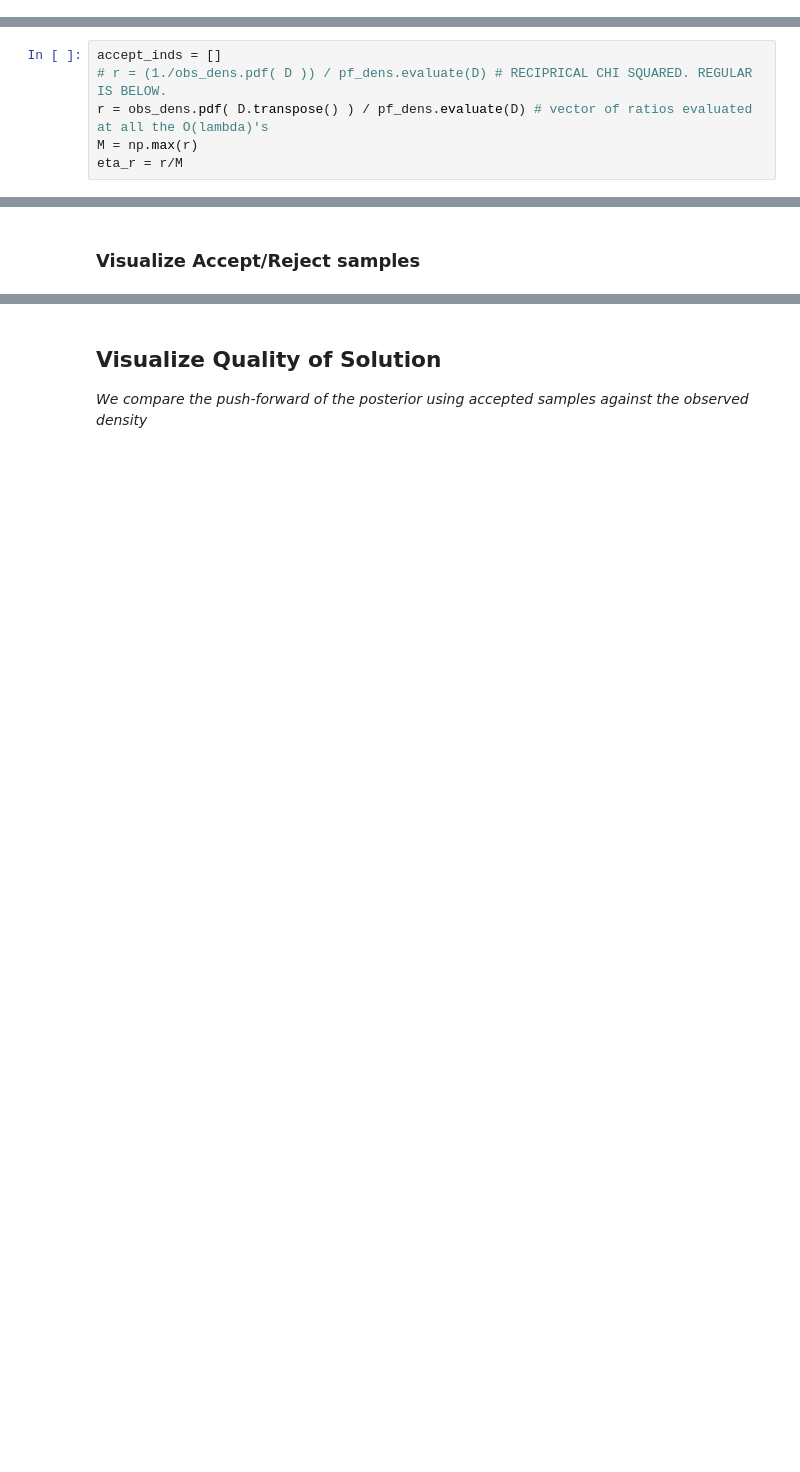
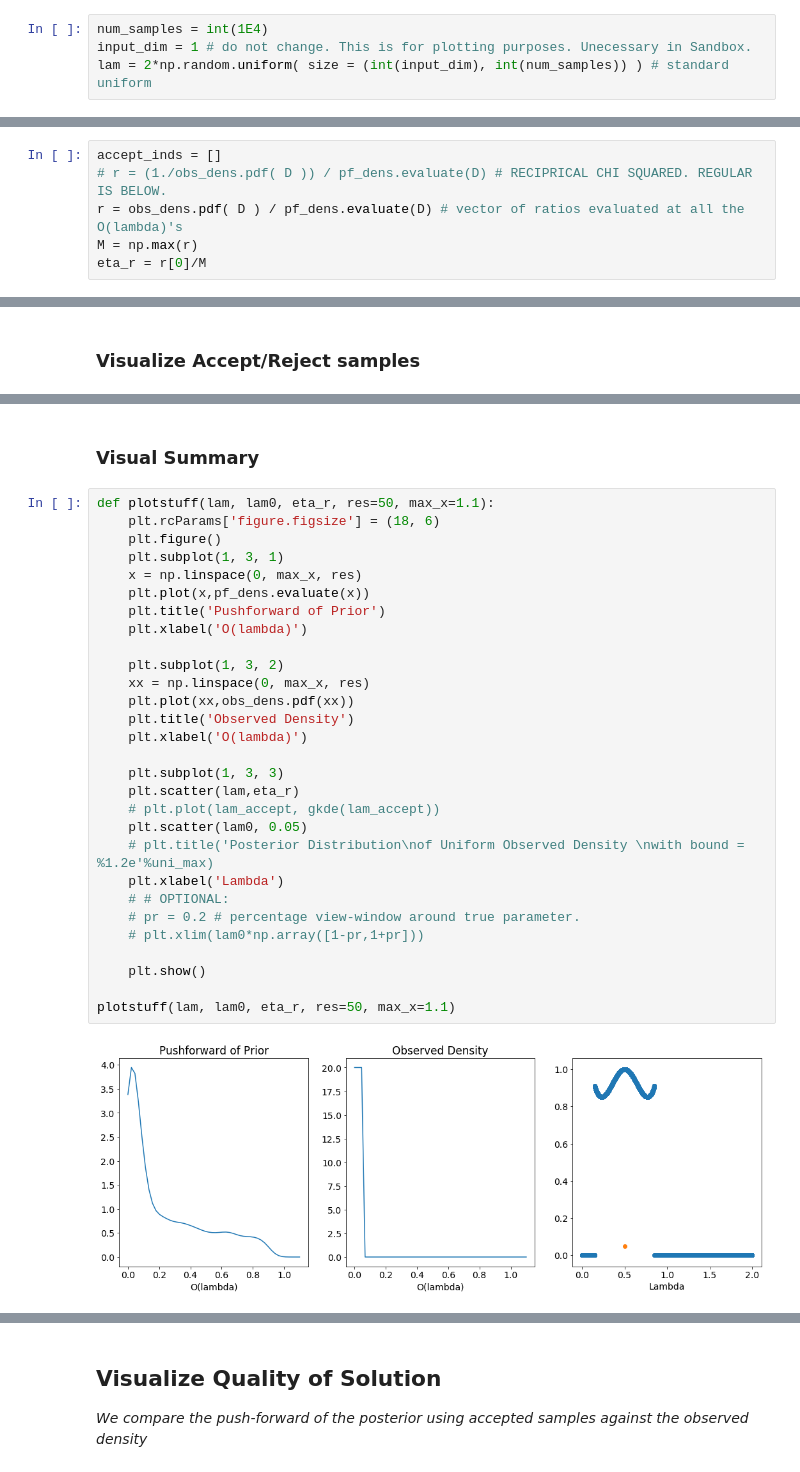
Before and after one commit to mpilosov/ConsistentBayes, a Jupyter notebook: CBayes_TS.ipynb, the cells around one changed output, grey strips where cells are left out. Saved outputs shown, nothing was run; the diff lists cells and outputs as text; blank space fills up the shorter version.

```diff
--- a/CBayes_TS.ipynb
+++ b/CBayes_TS.ipynb
@@ -84,3 +87,7 @@ else:
+# %%
+num_samples = int(1E4)
+input_dim = 1 # do not change. This is for plotting purposes. Unecessary in Sandbox.
+lam = 2*np.random.uniform( size = (int(input_dim), int(num_samples)) ) # standard uniform
 # %% [markdown]
 ---
 ## Compute Data Space $O(\Lambda) = \mathcal{D}$
@@ -152,9 +161,9 @@ Since we have already used the samples in our prior to compute the pushforward d
 # %%
 accept_inds = []
 # r = (1./obs_dens.pdf( D )) / pf_dens.evaluate(D) # RECIPRICAL CHI SQUARED. REGULAR IS BELOW.
-r = obs_dens.pdf( D.transpose() ) / pf_dens.evaluate(D) # vector of ratios evaluated at all the O(lambda)'s
+r = obs_dens.pdf( D ) / pf_dens.evaluate(D) # vector of ratios evaluated at all the O(lambda)'s
 M = np.max(r)
-eta_r = r/M
+eta_r = r[0]/M
 # %%
 accept_inds = [i for i in range(num_samples) if eta_r[i] > np.random.uniform(0,1) ]
 lam_accept = np.array([lam[i,accept_inds] for i in range(input_dim)])
@@ -170,0 +185,33 @@ interact(pltaccept, lam = fixed(lam), lam_accept = fixed(lam_accept),
+# %% [markdown]
+### Visual Summary
+# %%
+def plotstuff(lam, lam0, eta_r, res=50, max_x=1.1):
+    plt.rcParams['figure.figsize'] = (18, 6)
+    plt.figure()
+    plt.subplot(1, 3, 1)
+    x = np.linspace(0, max_x, res)
+    plt.plot(x,pf_dens.evaluate(x))
+    plt.title('Pushforward of Prior')
+    plt.xlabel('O(lambda)')
+
+    plt.subplot(1, 3, 2)
+    xx = np.linspace(0, max_x, res)
+    plt.plot(xx,obs_dens.pdf(xx))
+    plt.title('Observed Density')
+    plt.xlabel('O(lambda)')
+
+    plt.subplot(1, 3, 3)
+    plt.scatter(lam,eta_r)
+    # plt.plot(lam_accept, gkde(lam_accept))
+    plt.scatter(lam0, 0.05)
+    # plt.title('Posterior Distribution\nof Uniform Observed Density \nwith bound = %1.2e'%uni_max)
+    plt.xlabel('Lambda')
+    # # OPTIONAL:
+    # pr = 0.2 # percentage view-window around true parameter.
+    # plt.xlim(lam0*np.array([1-pr,1+pr]))
+
+    plt.show()
+
+plotstuff(lam, lam0, eta_r, res=50, max_x=1.1)
+# %% [output]
+[figure, added]
```
Also changed, not shown: parts of 34 cells of this notebook, 2 other files.
